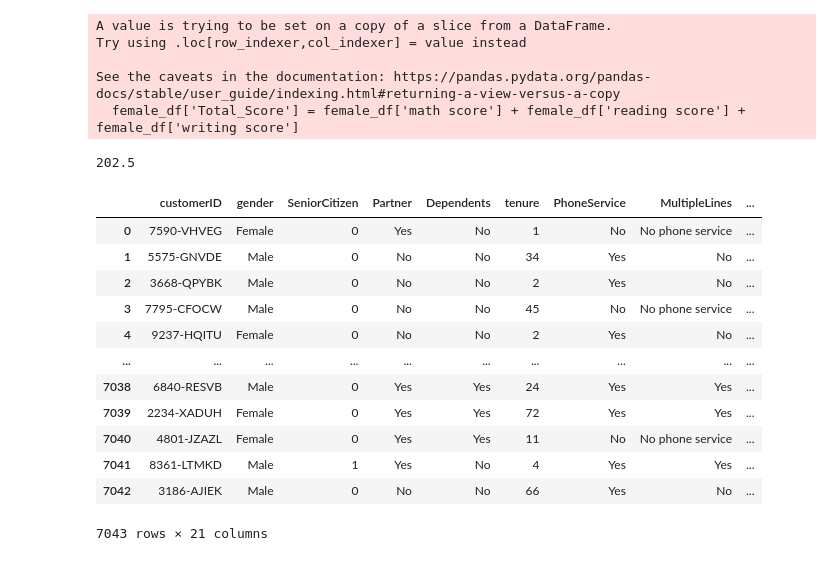
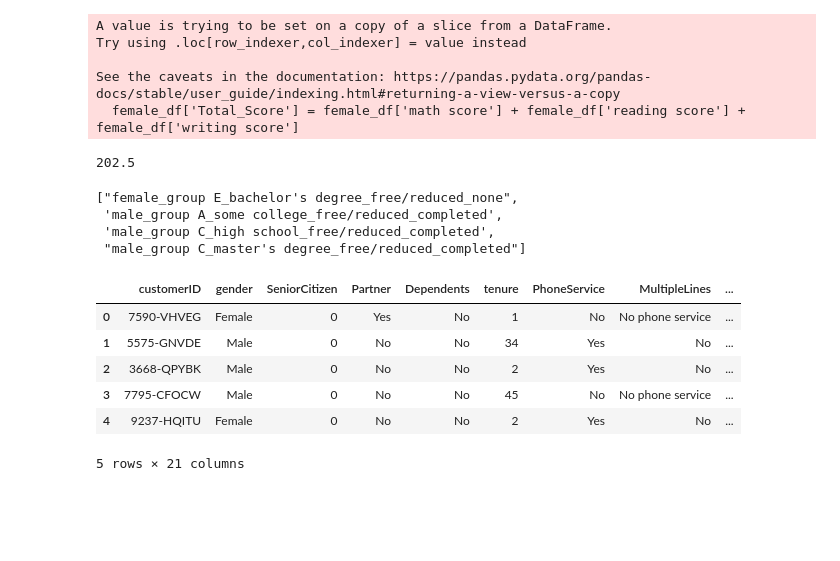
Before and after one commit to MahathiV/test_MahathiVeluri, a Jupyter notebook: test_MahathiVeluri.ipynb, the cells around one changed output. Drawn from its saved outputs; the diff is of its cells as text; code cells hidden in the pictures; blank space fills up the shorter version.

```diff
--- a/test_MahathiVeluri.ipynb
+++ b/test_MahathiVeluri.ipynb
@@ -105,15 +92,18 @@ female_df = student_df.loc[(student_df['gender']=="female") & (student_df['test
-# %%
-female_df['Total_Score'] = female_df['math score'] + female_df['reading score'] + female_df['writing score']
-# %% [output]
-A value is trying to be set on a copy of a slice from a DataFrame.
-Try using .loc[row_indexer,col_indexer] = value instead
-
-See the caveats in the documentation: https://pandas.pydata.org/pandas-docs/stable/user_guide/indexing.html#returning-a-view-versus-a-copy
-  female_df['Total_Score'] = female_df['math score'] + female_df['reading score'] + female_df['writing score']
-# %%
-female_df['Total_Score'].median()
-# %% [output]
-202.5
+# %%
+# DF is filtered to compute the cells with the given condition
+# Total score is computed in the Filtered DF by adding the math, reading and writing scores
+# Median is computed by using pandas median function
+
+female_df = student_df[(student_df['gender']=="female") & (student_df['test preparation course'] == "none" )]
+female_df['Total_Score'] = female_df['math score'] + female_df['reading score'] + female_df['writing score']
+female_df['Total_Score'].median()
+# %% [output]
+A value is trying to be set on a copy of a slice from a DataFrame.
+Try using .loc[row_indexer,col_indexer] = value instead
+
+See the caveats in the documentation: https://pandas.pydata.org/pandas-docs/stable/user_guide/indexing.html#returning-a-view-versus-a-copy
+  female_df['Total_Score'] = female_df['math score'] + female_df['reading score'] + female_df['writing score']
+202.5
 # %%
 #Q5: Consider different combinations among values of -
 #'gender', 'race/ethnicity', 'parental level of education','lunch','test' and 'preparation course'.
@@ -123,2 +111,28 @@ female_df['Total_Score'].median()
+# %%
+student_df = pd.read_csv(csv1)
+col_list = [i for i in list(student_df.columns) if i not in ["math score", "reading score", "writing score"]]
+student_df['combined'] = student_df[col_list].apply(lambda row: '_'.join(row.values.astype(str)), axis=1)
+comb_df = student_df[["combined", "math score", "reading score", "writing score"]]
+
+avg_df_1 = pd.DataFrame()
+avg_df_1['average math score'] = comb_df.groupby('combined')['math score'].mean()
+avg_df_1.reset_index(inplace=True)
+
+avg_df_2 = pd.DataFrame()
+avg_df_2['average reading score'] = comb_df.groupby('combined')['reading score'].mean()
+avg_df_2.reset_index(inplace=True)
+
+avg_df_3 = pd.DataFrame()
+avg_df_3['average writing score'] = comb_df.groupby('combined')['writing score'].mean()
+avg_df_3.reset_index(inplace=True)
+
+merged_df = avg_df_1.merge(avg_df_2, how='left', left_on=['combined'], right_on=['combined']).merge(avg_df_3, how='left', left_on=['combined'], right_on=['combined'])
+out_df = merged_df[(merged_df['average math score'] > merged_df['average reading score']) & (merged_df['average math score'] < merged_df['average writing score'])]
+list(out_df['combined'])
+# %% [output]
+["female_group E_bachelor's degree_free/reduced_none",
+ 'male_group A_some college_free/reduced_completed',
+ 'male_group C_high school_free/reduced_completed',
+ "male_group C_master's degree_free/reduced_completed"]
 # %%
 #reading second csv file from folder
@@ -126,18 +141,12 @@ female_df['Total_Score'].median()
 csv2 = os.path.join("Resources","TelcoCustomerChurn - TelcoCustomerChurn.csv")
 # %%
 tele_df = pd.read_csv(csv2)
-tele_df
+tele_df.head()
 # %% [output]
 |  | customerID | gender | SeniorCitizen | Partner | Dependents | tenure | PhoneService | MultipleLines | ... |
 | 0 | 7590-VHVEG | Female | 0 | Yes | No | 1 | No | No phone service | ... |
 | 1 | 5575-GNVDE | Male | 0 | No | No | 34 | Yes | No | ... |
 | 2 | 3668-QPYBK | Male | 0 | No | No | 2 | Yes | No | ... |
 | 3 | 7795-CFOCW | Male | 0 | No | No | 45 | No | No phone service | ... |
 | 4 | 9237-HQITU | Female | 0 | No | No | 2 | Yes | No | ... |
-| ... | ... | ... | ... | ... | ... | ... | ... | ... | ... |
-| 7038 | 6840-RESVB | Male | 0 | Yes | Yes | 24 | Yes | Yes | ... |
-| 7039 | 2234-XADUH | Female | 0 | Yes | Yes | 72 | Yes | Yes | ... |
-| 7040 | 4801-JZAZL | Female | 0 | Yes | Yes | 11 | No | No phone service | ... |
-| 7041 | 8361-LTMKD | Male | 1 | Yes | No | 4 | Yes | Yes | ... |
-| 7042 | 3186-AJIEK | Male | 0 | No | No | 66 | Yes | No | ... |
-7043 rows × 21 columns
+5 rows × 21 columns
```
Also changed, not shown: parts of 23 cells of this notebook.
